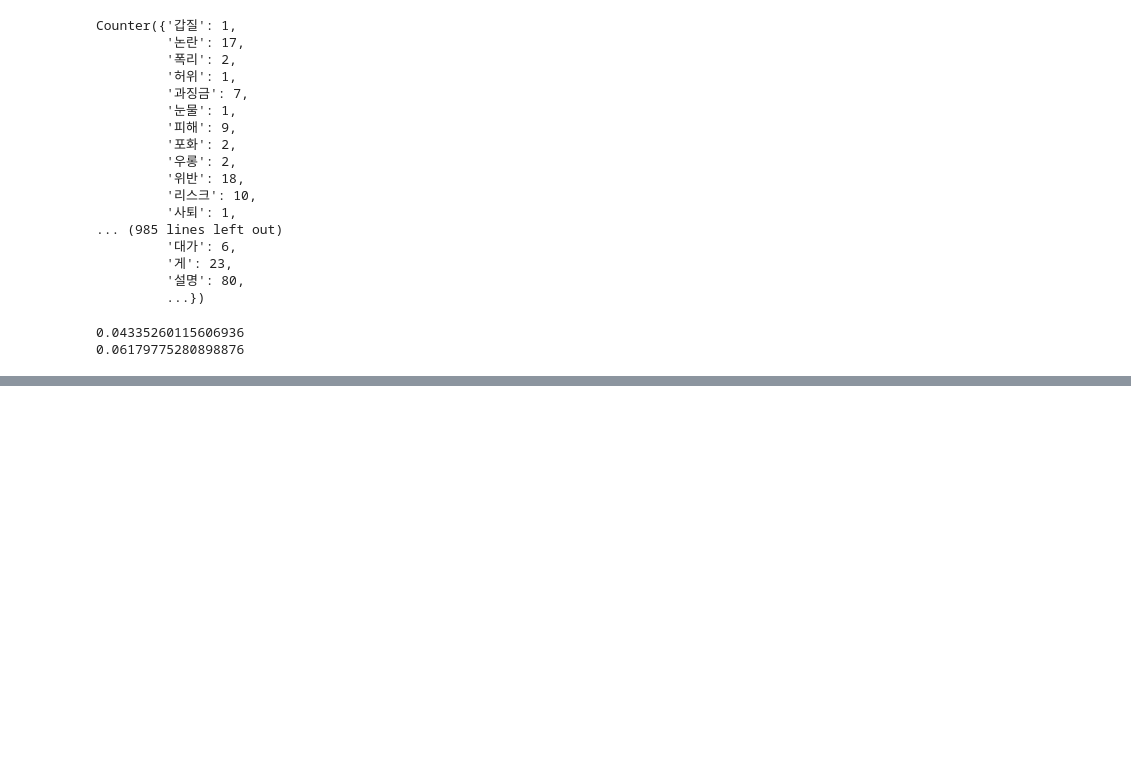
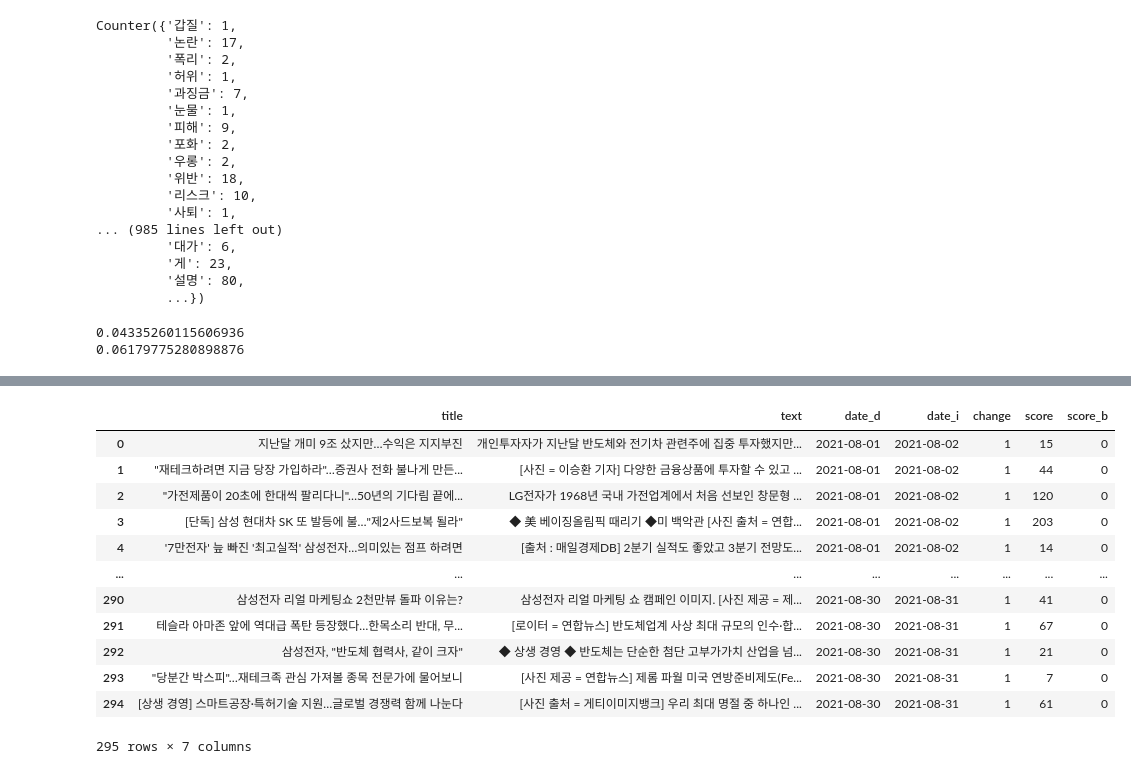
Before and after one commit to chaerui7967/stock_predict_news_and_youtube, a Jupyter notebook: 감성분석/감성분석_초안.ipynb, the cells around one changed output, grey strips where cells are left out. Cells and saved outputs as stored; diff of their text form; code cells hidden in the pictures; blank space fills up the shorter version.

```diff
--- a/감성분석/감성분석_초안.ipynb
+++ b/감성분석/감성분석_초안.ipynb
@@ -663,0 +705,16 @@ df_4['score'].value_counts()
+# %%
+df_4
+# %% [output]
+|  | title | text | date_d | date_i | change | score | score_b |
+| 0 | 지난달 개미 9조 샀지만…수익은 지지부진 | 개인투자자가 지난달 반도체와 전기차 관련주에 집중 투자했지만... | 2021-08-01 | 2021-08-02 | 1 | 15 | 0 |
+| 1 | "재테크하려면 지금 당장 가입하라"…증권사 전화 불나게 만든... | [사진 = 이승환 기자] 다양한 금융상품에 투자할 수 있고 ... | 2021-08-01 | 2021-08-02 | 1 | 44 | 0 |
+| 2 | "가전제품이 20초에 한대씩 팔리다니"…50년의 기다림 끝에... | LG전자가 1968년 국내 가전업계에서 처음 선보인 창문형 ... | 2021-08-01 | 2021-08-02 | 1 | 120 | 0 |
+| 3 | [단독] 삼성 현대차 SK 또 발등에 불…"제2사드보복 될라" | ◆ 美 베이징올림픽 때리기 ◆미 백악관 [사진 출처 = 연합... | 2021-08-01 | 2021-08-02 | 1 | 203 | 0 |
+| 4 | '7만전자' 늪 빠진 '최고실적' 삼성전자…의미있는 점프 하려면 | [출처 : 매일경제DB] 2분기 실적도 좋았고 3분기 전망도... | 2021-08-01 | 2021-08-02 | 1 | 14 | 0 |
+| ... | ... | ... | ... | ... | ... | ... | ... |
+| 290 | 삼성전자 리얼 마케팅쇼 2천만뷰 돌파 이유는? | 삼성전자 리얼 마케팅 쇼 캠페인 이미지. [사진 제공 = 제... | 2021-08-30 | 2021-08-31 | 1 | 41 | 0 |
+| 291 | 테슬라 아마존 앞에 역대급 폭탄 등장했다…한목소리 반대, 무... | [로이터 = 연합뉴스] 반도체업계 사상 최대 규모의 인수·합... | 2021-08-30 | 2021-08-31 | 1 | 67 | 0 |
+| 292 | 삼성전자, "반도체 협력사, 같이 크자" | ◆ 상생 경영 ◆ 반도체는 단순한 첨단 고부가가치 산업을 넘... | 2021-08-30 | 2021-08-31 | 1 | 21 | 0 |
+| 293 | "당분간 박스피"…재테크족 관심 가져볼 종목 전문가에 물어보니 | [사진 제공 = 연합뉴스] 제롬 파월 미국 연방준비제도(Fe... | 2021-08-30 | 2021-08-31 | 1 | 7 | 0 |
+| 294 | [상생 경영] 스마트공장·특허기술 지원…글로벌 경쟁력 함께 나눈다 | [사진 출처 = 게티이미지뱅크] 우리 최대 명절 중 하나인 ... | 2021-08-30 | 2021-08-31 | 1 | 61 | 0 |
+295 rows × 7 columns
```
Also changed, not shown: parts of 6 cells of this notebook.
